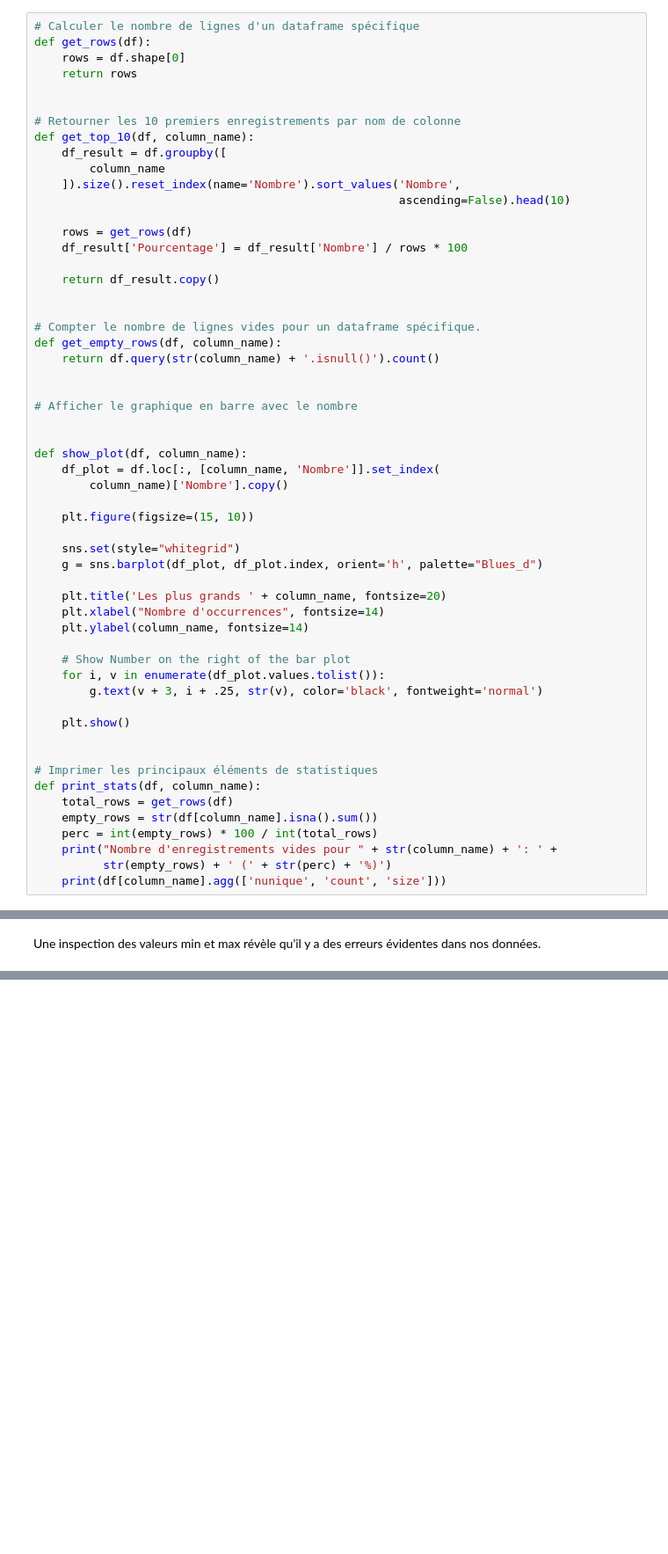
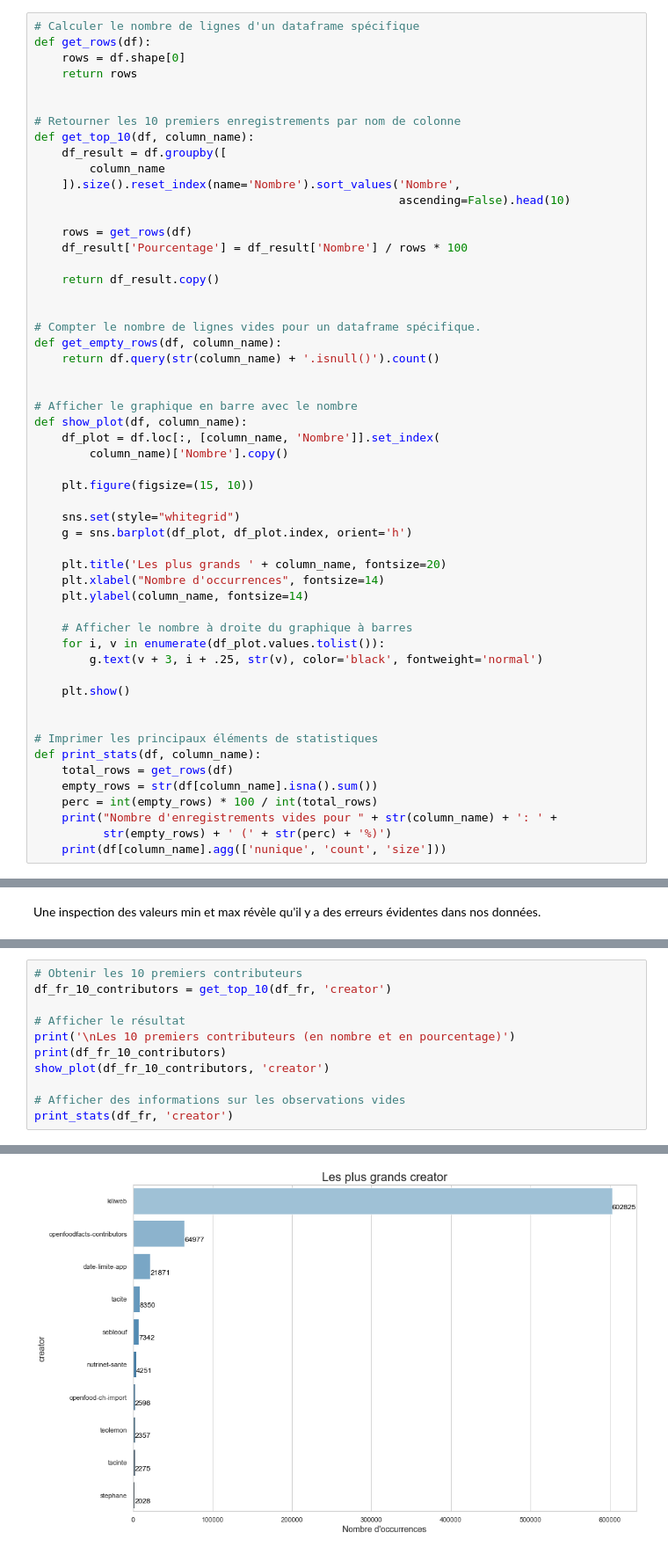
Before and after one commit to Abdess/sante_publique_france, a Jupyter notebook: P3_01_notebook.ipynb, the cells around one changed output, grey strips where cells are left out. Shown at 88% size. Cells and saved outputs as stored; diff of their text form; blank space fills up the shorter version.

```diff
--- a/P3_01_notebook.ipynb
+++ b/P3_01_notebook.ipynb
@@ -74,8 +73,6 @@ def get_empty_rows(df, column_name):
 
 
 # Afficher le graphique en barre avec le nombre
-
-
 def show_plot(df, column_name):
     df_plot = df.loc[:, [column_name, 'Nombre']].set_index(
         column_name)['Nombre'].copy()
@@ -83,13 +80,13 @@ def show_plot(df, column_name):
     plt.figure(figsize=(15, 10))
 
     sns.set(style="whitegrid")
-    g = sns.barplot(df_plot, df_plot.index, orient='h', palette="Blues_d")
+    g = sns.barplot(df_plot, df_plot.index, orient='h')
 
     plt.title('Les plus grands ' + column_name, fontsize=20)
     plt.xlabel("Nombre d'occurrences", fontsize=14)
     plt.ylabel(column_name, fontsize=14)
 
-    # Show Number on the right of the bar plot
+    # Afficher le nombre à droite du graphique à barres
     for i, v in enumerate(df_plot.values.tolist()):
         g.text(v + 3, i + .25, str(v), color='black', fontweight='normal')
 
@@ -828,0 +807,12 @@ Dans les sections suivantes, nous construirons des sous-ensembles de données d
+# %%
+# Obtenir les 10 premiers contributeurs
+df_fr_10_contributors = get_top_10(df_fr, 'creator')
+
+# Afficher le résultat
+print('\nLes 10 premiers contributeurs (en nombre et en pourcentage)')
+print(df_fr_10_contributors)
+show_plot(df_fr_10_contributors, 'creator')
+
+# Afficher des informations sur les observations vides
+print_stats(df_fr, 'creator')
+# %% [output]
@@ -828,0 +831 @@ Dans les sections suivantes, nous construirons des sous-ensembles de données d
+[figure, added]
```
Also changed, not shown: parts of 141 cells of this notebook.
